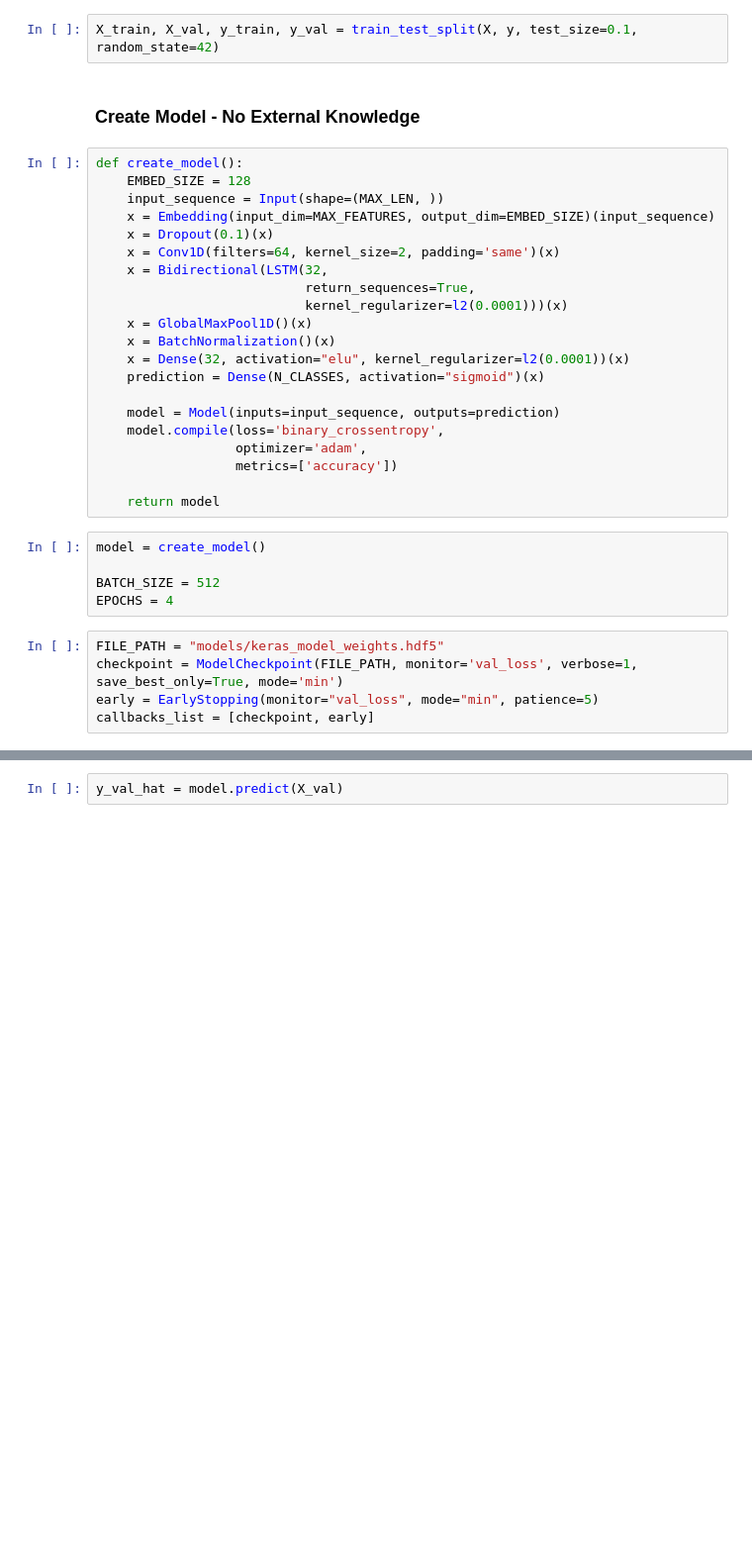
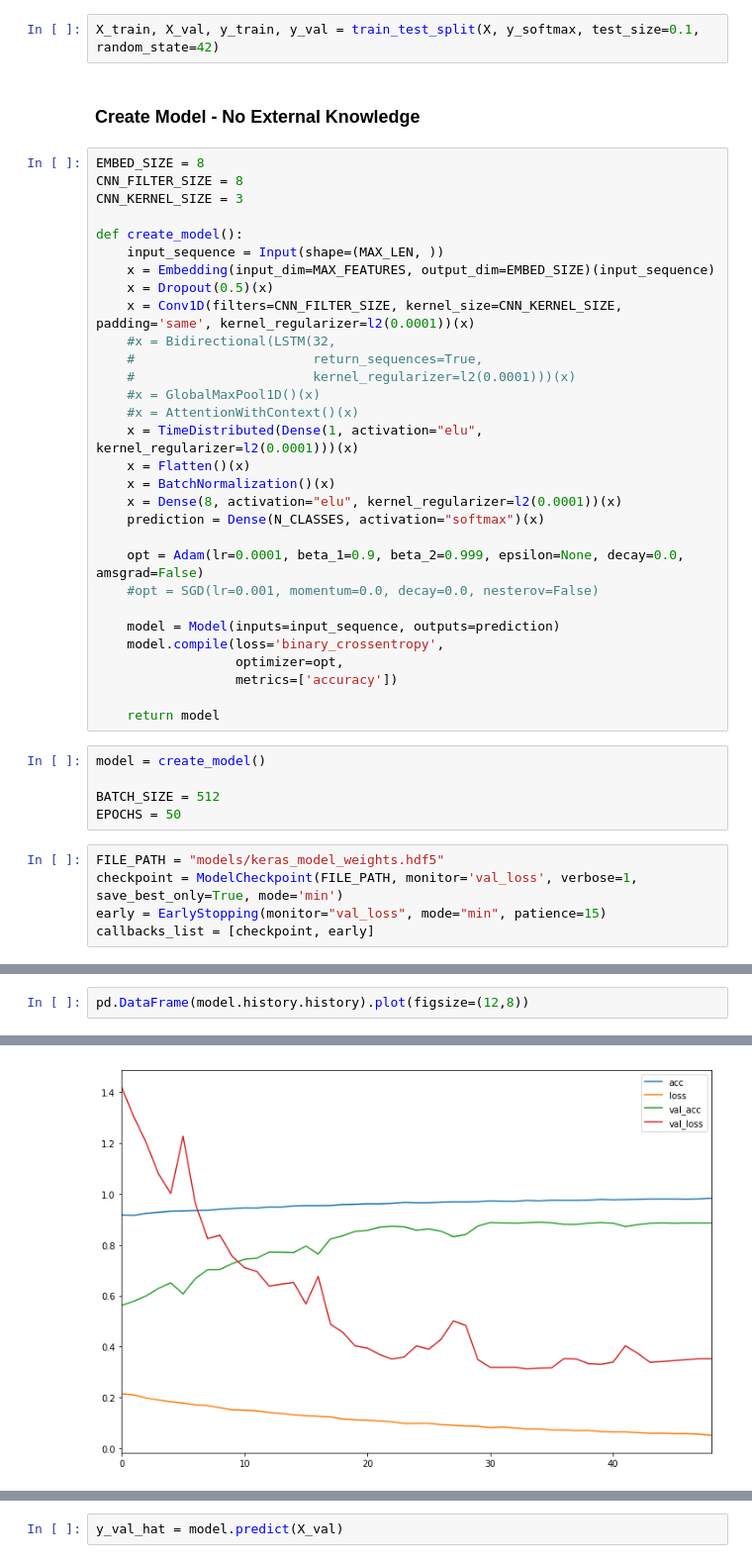
Before and after one commit to smfullman/text_utils, a Jupyter notebook: 03_sequential_models.ipynb, the cells around one changed output, grey strips where cells are left out. Shown: that part at 99% size. Cells and saved outputs as stored; diff of their text form; blank space fills up the shorter version.

Commit message:
updating notebooks with new models

```diff
--- a/03_sequential_models.ipynb
+++ b/03_sequential_models.ipynb
@@ -67,25 +65,34 @@ N_CLASSES = 1
 # %%
-X_train, X_val, y_train, y_val = train_test_split(X, y, test_size=0.1, random_state=42)
+X_train, X_val, y_train, y_val = train_test_split(X, y_softmax, test_size=0.1, random_state=42)
 # %% [markdown]
 ### Create Model - No External Knowledge
 # %%
+EMBED_SIZE = 8
+CNN_FILTER_SIZE = 8
+CNN_KERNEL_SIZE = 3
+
 def create_model():
-    EMBED_SIZE = 128
     input_sequence = Input(shape=(MAX_LEN, ))
     x = Embedding(input_dim=MAX_FEATURES, output_dim=EMBED_SIZE)(input_sequence)
-    x = Dropout(0.1)(x)
-    x = Conv1D(filters=64, kernel_size=2, padding='same')(x)
-    x = Bidirectional(LSTM(32,
-                           return_sequences=True,
-                           kernel_regularizer=l2(0.0001)))(x)
-    x = GlobalMaxPool1D()(x)
+    x = Dropout(0.5)(x)
+    x = Conv1D(filters=CNN_FILTER_SIZE, kernel_size=CNN_KERNEL_SIZE, padding='same', kernel_regularizer=l2(0.0001))(x)
+    #x = Bidirectional(LSTM(32,
+    #                       return_sequences=True,
+    #                       kernel_regularizer=l2(0.0001)))(x)
+    #x = GlobalMaxPool1D()(x)
+    #x = AttentionWithContext()(x)
+    x = TimeDistributed(Dense(1, activation="elu", kernel_regularizer=l2(0.0001)))(x)
+    x = Flatten()(x)
     x = BatchNormalization()(x)
-    x = Dense(32, activation="elu", kernel_regularizer=l2(0.0001))(x)
-    prediction = Dense(N_CLASSES, activation="sigmoid")(x)
+    x = Dense(8, activation="elu", kernel_regularizer=l2(0.0001))(x)
+    prediction = Dense(N_CLASSES, activation="softmax")(x)
+
+    opt = Adam(lr=0.0001, beta_1=0.9, beta_2=0.999, epsilon=None, decay=0.0, amsgrad=False)
+    #opt = SGD(lr=0.001, momentum=0.0, decay=0.0, nesterov=False)
 
     model = Model(inputs=input_sequence, outputs=prediction)
     model.compile(loss='binary_crossentropy',
-                  optimizer='adam',
+                  optimizer=opt,
                   metrics=['accuracy'])
 
     return model
@@ -93,11 +100,11 @@ def create_model():
 model = create_model()
 
 BATCH_SIZE = 512
-EPOCHS = 4
+EPOCHS = 50
 # %%
 FILE_PATH = "models/keras_model_weights.hdf5"
 checkpoint = ModelCheckpoint(FILE_PATH, monitor='val_loss', verbose=1, save_best_only=True, mode='min')
-early = EarlyStopping(monitor="val_loss", mode="min", patience=5)
+early = EarlyStopping(monitor="val_loss", mode="min", patience=15)
 callbacks_list = [checkpoint, early]
 # %%
 model.summary()
@@ -142 +153,4 @@ Epoch 00004: val_loss did not improve
 <keras.callbacks.History at 0x...>
+# %%
+pd.DataFrame(model.history.history).plot(figsize=(12,8))
+# %% [output]
@@ -143 +158,2 @@ Epoch 00004: val_loss did not improve
+[figure, added]
 # %%
```
Also changed, not shown: parts of 51 cells of this notebook, 4 other files.
